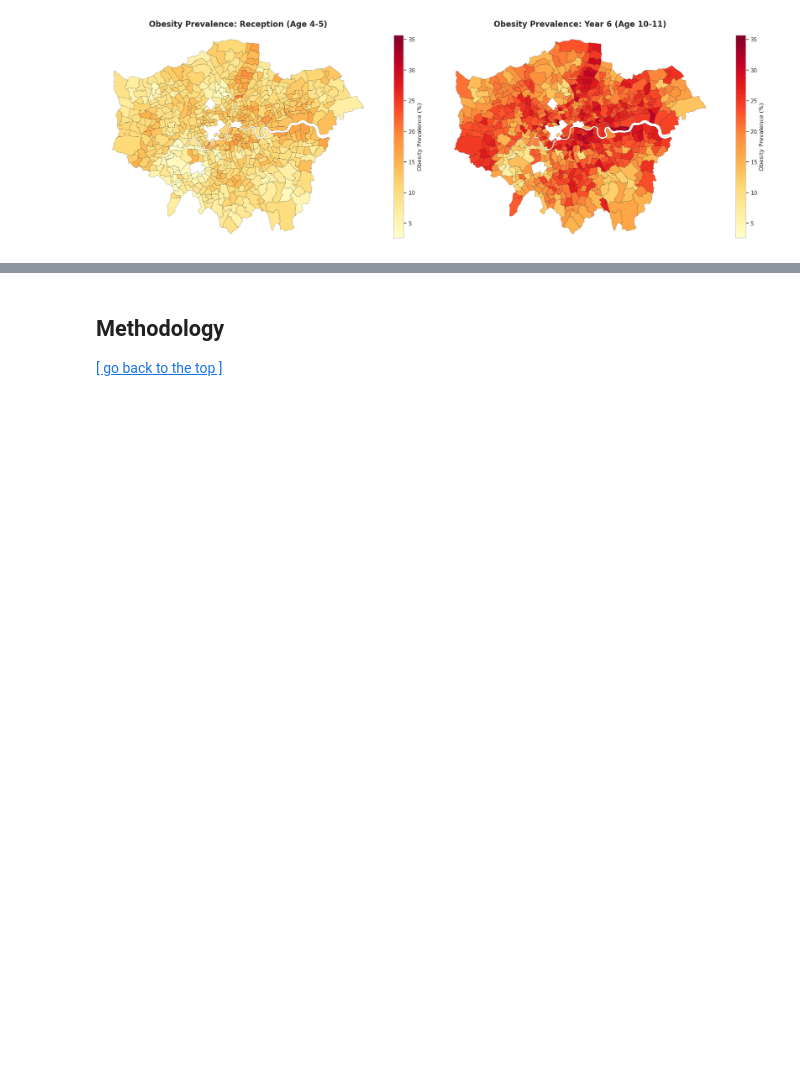
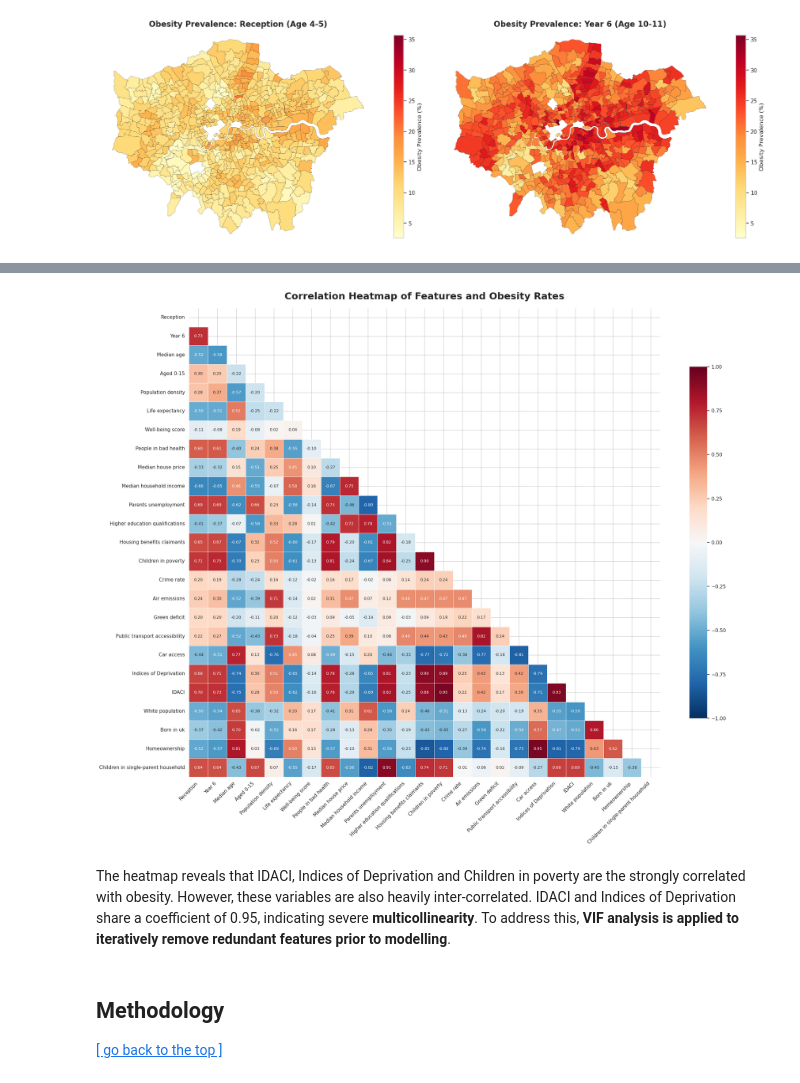
Before and after one commit to mixedmint/DSSS, a Jupyter notebook: childhood obesity.ipynb, the cells around one changed output, grey strips where cells are left out. Cells and saved outputs as stored; diff of their text form; code cells hidden in the pictures; blank space fills up the shorter version.

```diff
--- a/childhood obesity.ipynb
+++ b/childhood obesity.ipynb
@@ -612,3 +577,45 @@ plt.show()
+# %%
+# Correlation Heatmap
+# Using a lower-triangle heatmap for better readability with 23 features
+
+# Filter numeric features (exclude strings, codes, or geometry columns)
+numeric_df = df.select_dtypes(include=['float64', 'int64'])
+
+# Compute the Pearson correlation matrix
+corr_matrix = numeric_df.corr()
+
+# Create a mask to hide the upper triangle
+mask = np.triu(np.ones_like(corr_matrix, dtype=bool))
+
+# Set figure size
+plt.figure(figsize=(22, 18))
+
+# Plot the heatmap
+sns.heatmap(
+    corr_matrix,
+    mask=mask,
+    cmap='RdBu_r',
+    annot=True,
+    fmt=".2f",
+    annot_kws={"size": 9},
+    linewidths=0.5,
+    vmin=-1, vmax=1,
+    cbar_kws={"shrink": .75}
+)
+
+# Set title and axis labels
+plt.title('Correlation Heatmap of Features and Obesity Rates',
+          fontsize=22, fontweight='bold', pad=20)
+
+plt.xticks(rotation=45, ha='right', fontsize=11)
+plt.yticks(fontsize=11)
+
+plt.tight_layout()
+plt.show()
+# %% [output]
+[figure, added]
+# %% [markdown]
+The heatmap reveals that IDACI, Indices of Deprivation and Children in poverty are the strongly correlated with obesity. However, these variables are also heavily inter-correlated. IDACI and Indices of Deprivation share a coefficient of 0.95, indicating severe **multicollinearity**. To address this, **VIF analysis is applied to iteratively remove redundant features prior to modelling**.
 # %% [markdown]
 ## Methodology
 
```
Also changed, not shown: parts of 24 cells of this notebook.
